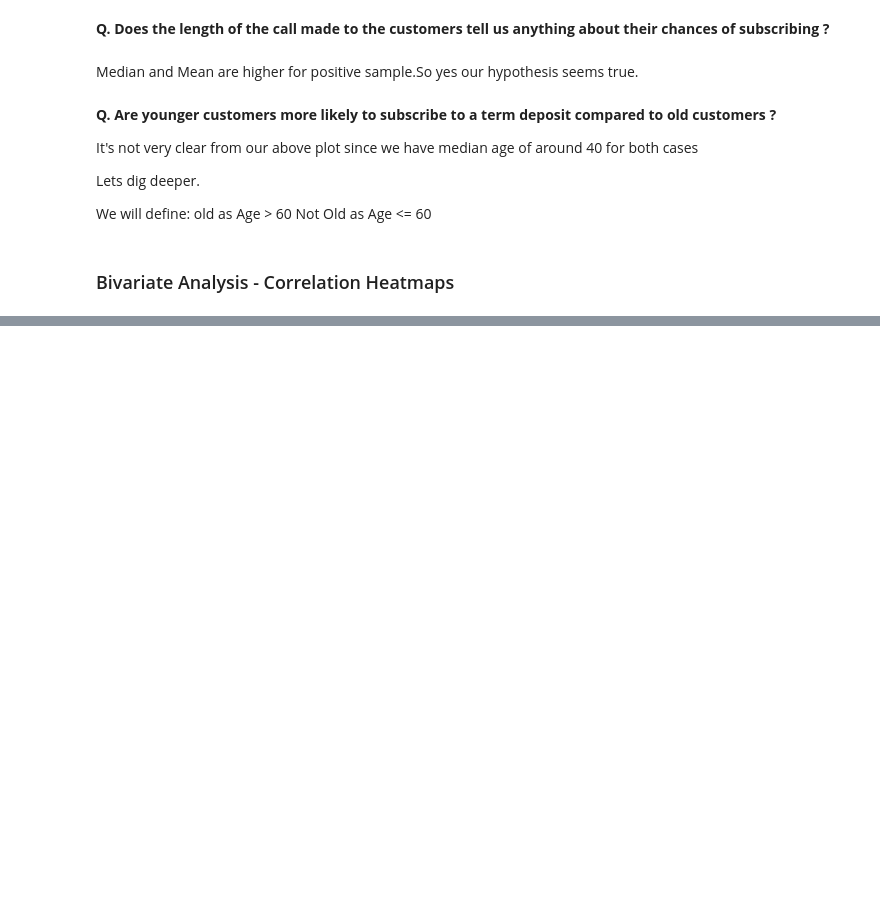
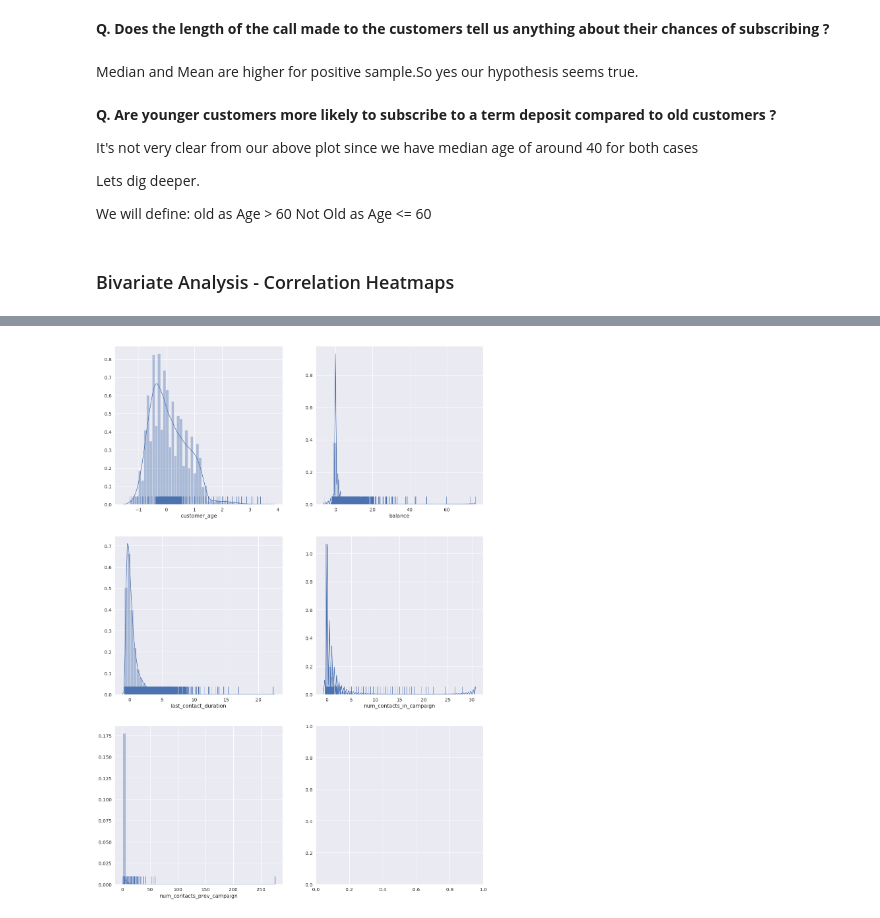
Before and after one commit to faisal-git/Intelligent_Target, a Jupyter notebook: Intelligent Targeting.ipynb, the cells around one changed output, grey strips where cells are left out. Drawn from its saved outputs; the diff is of its cells as text; code cells hidden in the pictures; blank space fills up the shorter version.

```diff
--- a/Intelligent Targeting.ipynb
+++ b/Intelligent Targeting.ipynb
@@ -501,0 +602,2 @@ _ = sns.heatmap(train[numerical].corr(), annot=True)
+# %%
+cols=[c for c in train.drop('term_deposit_subscribed',axis=1).columns if train[c].dtypes!='object']
@@ -501,0 +622,8 @@ _ = sns.heatmap(train[numerical].corr(), annot=True)
+# %%
+rs=RobustScaler()
+scaled_train=rs.fit_transform(train[cols])
+scaled_test=rs.transform(test[cols])
+ki=KNNImputer(n_neighbors=10)
+# %%
+train.loc[:,cols]=ki.fit_transform(scaled_train)
+test.loc[:,cols]=ki.transform(scaled_test)
@@ -501,0 +673,9 @@ _ = sns.heatmap(train[numerical].corr(), annot=True)
+# %%
+num_cols=['customer_age','balance','last_contact_duration','num_contacts_in_campaign','num_contacts_prev_campaign']
+# %%
+fig,axes=plt.subplots(3,2,figsize=(20,30))
+Axes=[col for row in axes for col in row]
+for pos,feature in enumerate(num_cols):
+    sns.distplot(train[feature],rug=True,bins=50,ax=Axes[pos] ,norm_hist=False)
+# %% [output]
+[figure, added]
```
Also changed, not shown: parts of 52 cells of this notebook.
